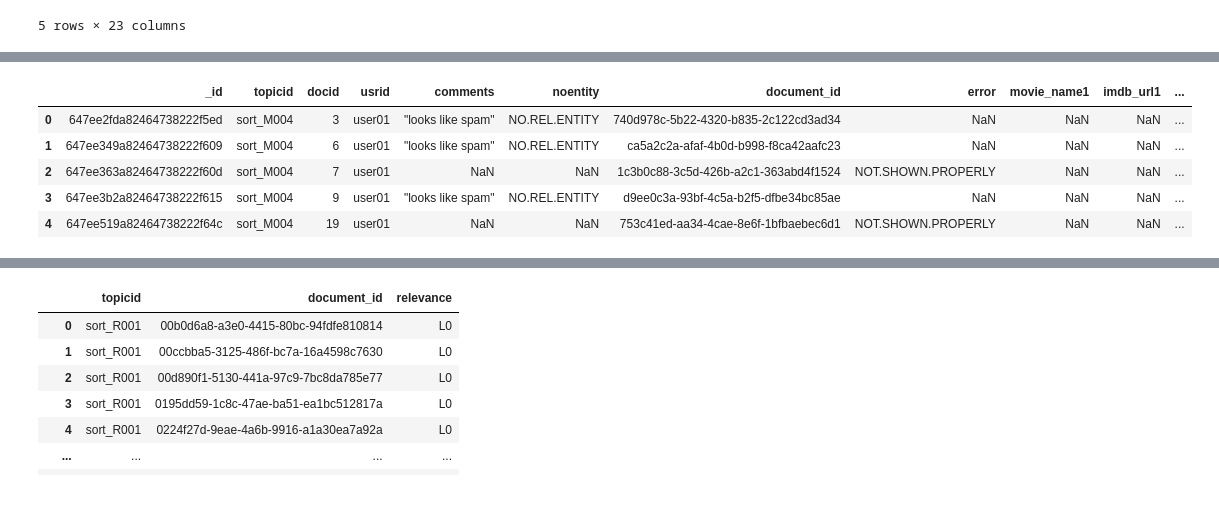
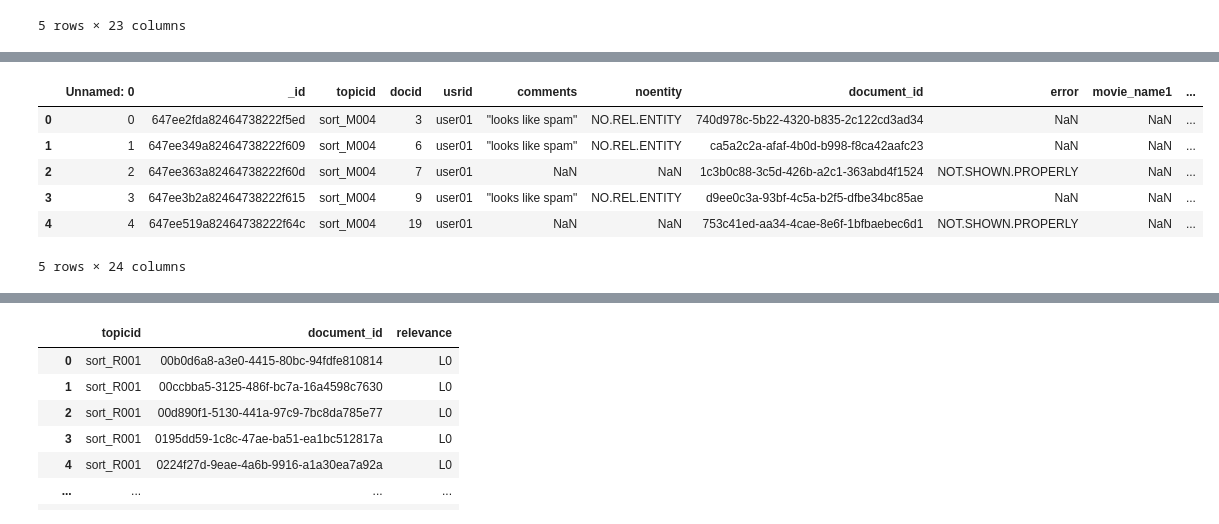
Before and after one commit to nactran/FairWebUtil, a Jupyter notebook: QrelGen.ipynb, the cells around one changed output, grey strips where cells are left out. Saved outputs shown, nothing was run; the diff lists cells and outputs as text; code cells hidden in the pictures.

```diff
--- a/QrelGen.ipynb
+++ b/QrelGen.ipynb
@@ -64,15 +65,17 @@ df_y.head()
 | 4 | 647ea748a82464738222f4bf | sort_Y004 | 6 | user01 | NOT a shark movie | NO.REL.ENTITY | 4992645f-af66-4217-85a4-7f32ca62a008 | NaN | NaN | ... |
 # %%
 # Read the file of movies
-df_m = pd.read_csv('fairweb1_m.csv')
+#df_m = pd.read_csv('fairweb1_m.csv')
+df_m = pd.read_csv('fairweb1_m_omdb.csv')
 df_m.head()
 # %% [output]
-|  | _id | topicid | docid | usrid | comments | noentity | document_id | error | movie_name1 | imdb_url1 | ... |
-| 0 | 647ee2fda82464738222f5ed | sort_M004 | 3 | user01 | "looks like spam" | NO.REL.ENTITY | 740d978c-5b22-4320-b835-2c122cd3ad34 | NaN | NaN | NaN | ... |
-| 1 | 647ee349a82464738222f609 | sort_M004 | 6 | user01 | "looks like spam" | NO.REL.ENTITY | ca5a2c2a-afaf-4b0d-b998-f8ca42aafc23 | NaN | NaN | NaN | ... |
-| 2 | 647ee363a82464738222f60d | sort_M004 | 7 | user01 | NaN | NaN | 1c3b0c88-3c5d-426b-a2c1-363abd4f1524 | NOT.SHOWN.PROPERLY | NaN | NaN | ... |
-| 3 | 647ee3b2a82464738222f615 | sort_M004 | 9 | user01 | "looks like spam" | NO.REL.ENTITY | d9ee0c3a-93bf-4c5a-b2f5-dfbe34bc85ae | NaN | NaN | NaN | ... |
-| 4 | 647ee519a82464738222f64c | sort_M004 | 19 | user01 | NaN | NaN | 753c41ed-aa34-4cae-8e6f-1bfbaebec6d1 | NOT.SHOWN.PROPERLY | NaN | NaN | ... |
+|  | Unnamed: 0 | _id | topicid | docid | usrid | comments | noentity | document_id | error | movie_name1 | ... |
+| 0 | 0 | 647ee2fda82464738222f5ed | sort_M004 | 3 | user01 | "looks like spam" | NO.REL.ENTITY | 740d978c-5b22-4320-b835-2c122cd3ad34 | NaN | NaN | ... |
+| 1 | 1 | 647ee349a82464738222f609 | sort_M004 | 6 | user01 | "looks like spam" | NO.REL.ENTITY | ca5a2c2a-afaf-4b0d-b998-f8ca42aafc23 | NaN | NaN | ... |
+| 2 | 2 | 647ee363a82464738222f60d | sort_M004 | 7 | user01 | NaN | NaN | 1c3b0c88-3c5d-426b-a2c1-363abd4f1524 | NOT.SHOWN.PROPERLY | NaN | ... |
+| 3 | 3 | 647ee3b2a82464738222f615 | sort_M004 | 9 | user01 | "looks like spam" | NO.REL.ENTITY | d9ee0c3a-93bf-4c5a-b2f5-dfbe34bc85ae | NaN | NaN | ... |
+| 4 | 4 | 647ee519a82464738222f64c | sort_M004 | 19 | user01 | NaN | NaN | 753c41ed-aa34-4cae-8e6f-1bfbaebec6d1 | NOT.SHOWN.PROPERLY | NaN | ... |
+5 rows × 24 columns
 # %%
 doc_rel_map = {
     'topicid':[],
```
Also changed, not shown: parts of 2 cells of this notebook.
